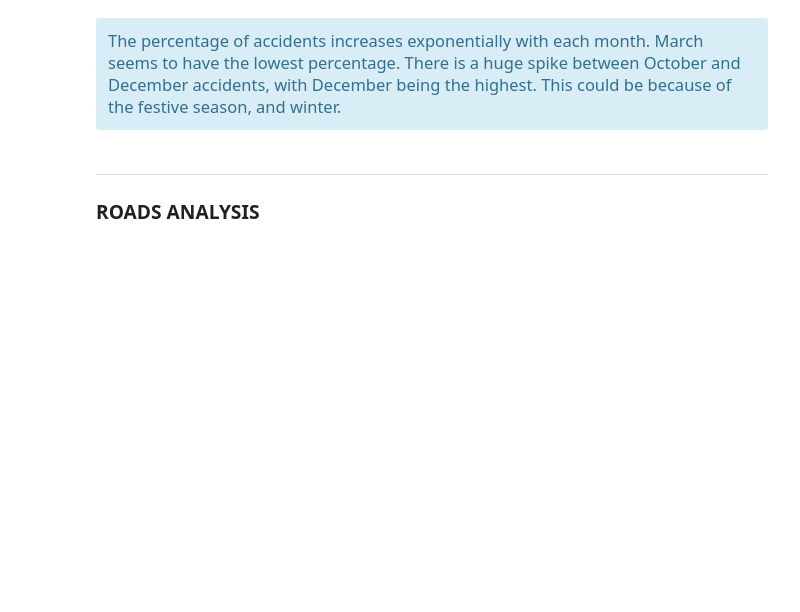
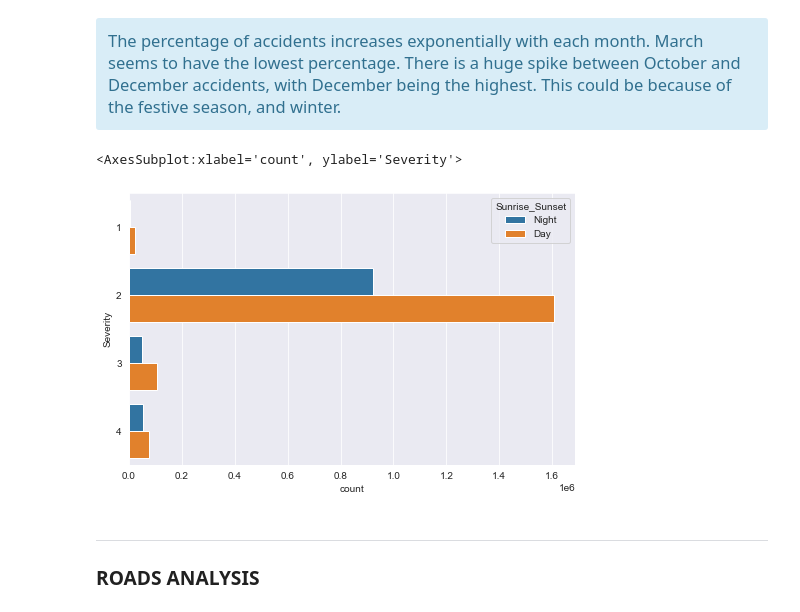
Before and after one commit to ronaldonyango/us-accidents-eda, a Jupyter notebook: US_AccidentsV2.0.ipynb, the cells around one changed output. Drawn from its saved outputs; the diff is of its cells as text; code cells hidden in the pictures; blank space fills up the shorter version.

```diff
--- a/US_AccidentsV2.0.ipynb
+++ b/US_AccidentsV2.0.ipynb
@@ -677,6 +677,12 @@ Text(0, 0.5, 'Count')
 # %% [markdown]
 <div class="alert-block alert-info alert">
 <span style = "font-family:Times New roman; font-size:1.1em;"> The percentage of accidents increases exponentially with each month. March seems to have the lowest percentage. There is a huge spike between October and December accidents, with December being the highest. This could be because of the festive season, and winter.
+# %%
+plt.figure(figsize=(8,5))
+sns.countplot(y='Severity',data=us_accidents_df,hue='Sunrise_Sunset')
+# %% [output]
+<AxesSubplot:xlabel='count', ylabel='Severity'>
+[figure, added]
 # %% [markdown]
 <a id='roads'></a>
 
```
Also changed, not shown: parts of 4 cells of this notebook.
